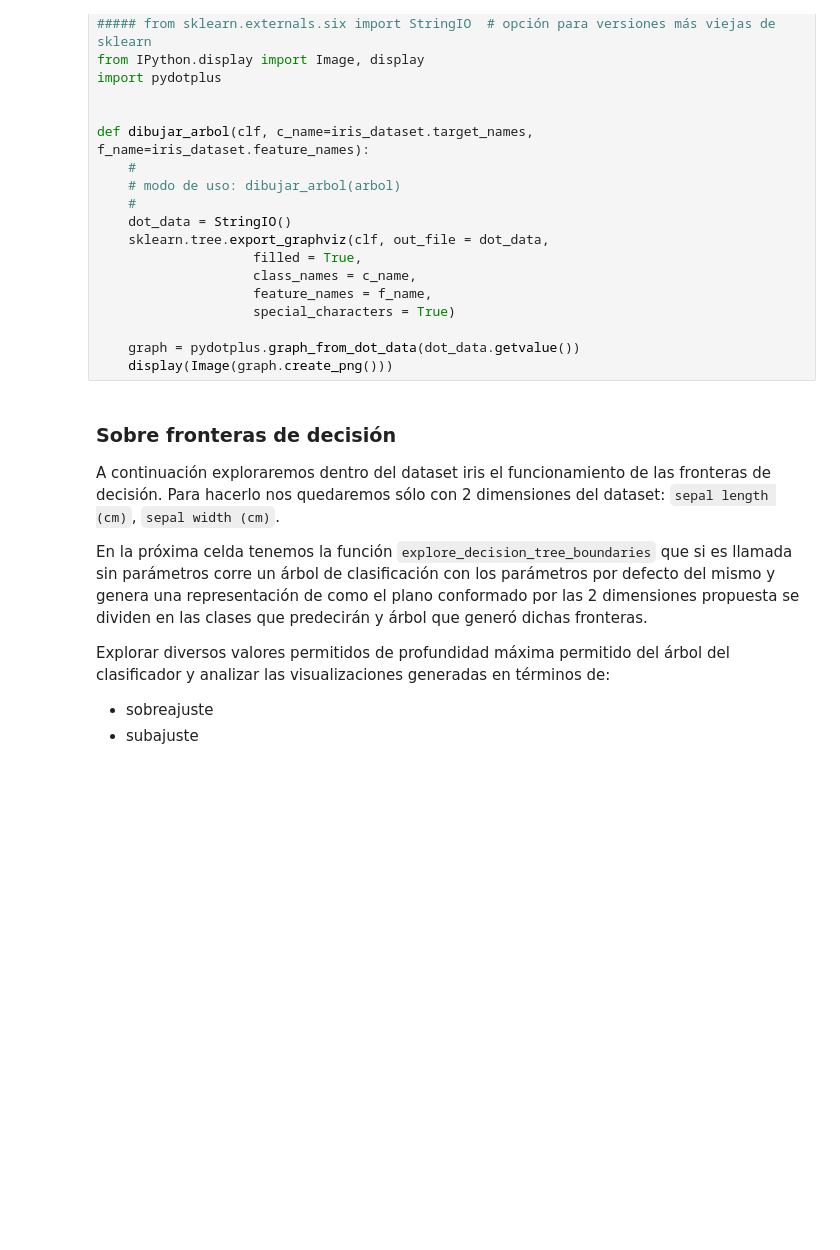
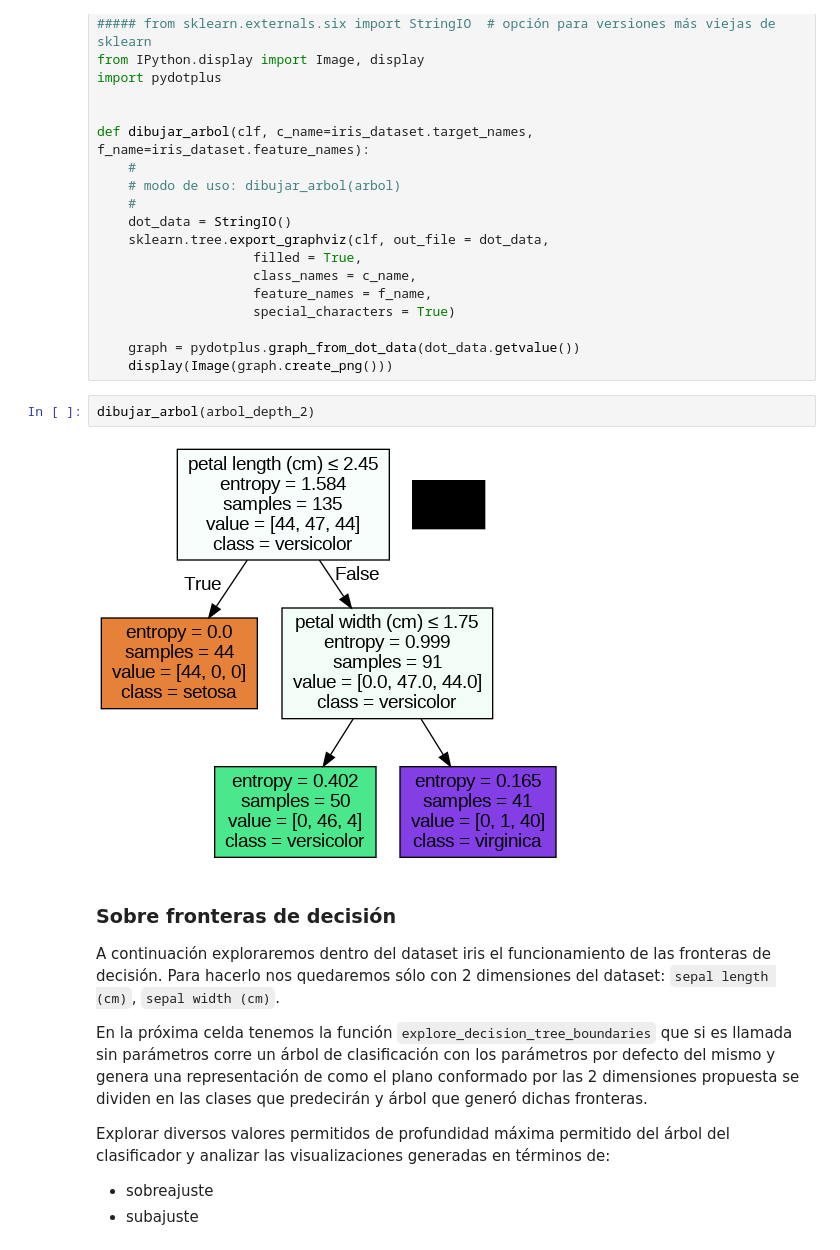
Before and after one commit to tusar-verma/Machine-learning-2c2026, a Jupyter notebook: notebooks/notebook_03_arboles_de_decision_sklearn-published.ipynb, the cells around one changed output. Drawn from its saved outputs; the diff is of its cells as text; blank space fills up the shorter version.

```diff
--- a/notebooks/notebook_03_arboles_de_decision_sklearn-published.ipynb
+++ b/notebooks/notebook_03_arboles_de_decision_sklearn-published.ipynb
@@ -399,6 +461,10 @@ def dibujar_arbol(clf, c_name=iris_dataset.target_names, f_name=iris_dataset.fea
 
     graph = pydotplus.graph_from_dot_data(dot_data.getvalue())
     display(Image(graph.create_png()))
+# %%
+dibujar_arbol(arbol_depth_2)
+# %% [output]
+[figure, added]
 # %% [markdown]
 ### Sobre fronteras de decisión
 
```
Also changed, not shown: parts of 7 cells of this notebook.
